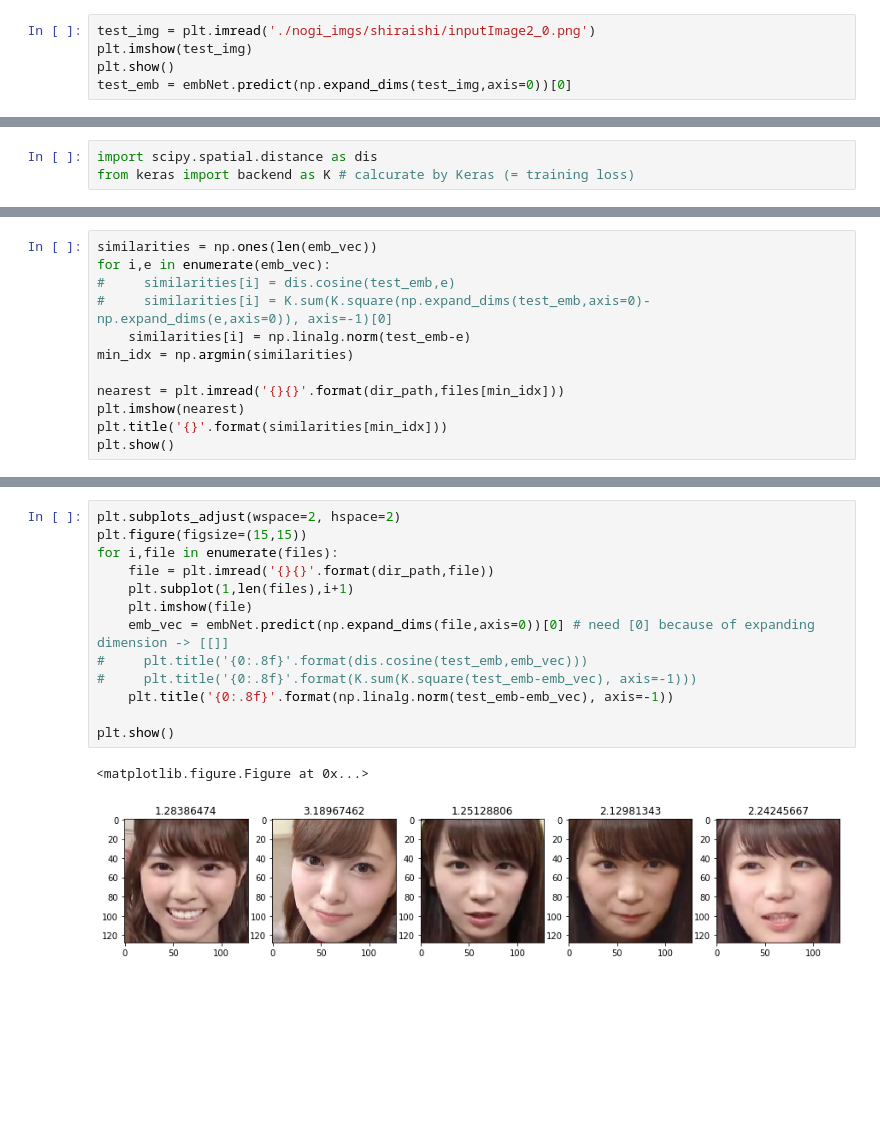
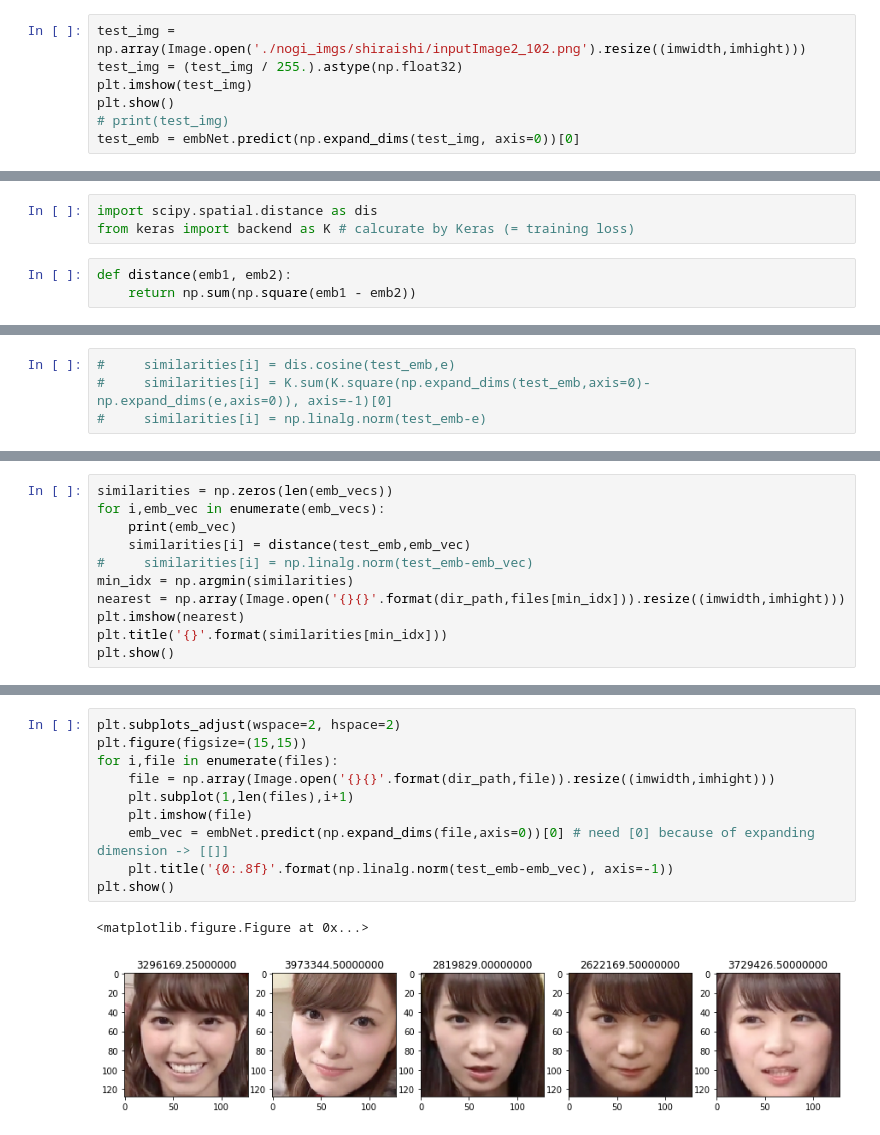
Before and after one commit to zukakosan/tripletNet, a Jupyter notebook: emb4retrieval.ipynb, the cells around one changed output, grey strips where cells are left out. Drawn from its saved outputs; the diff is of its cells as text; blank space fills up the shorter version.

```diff
--- a/emb4retrieval.ipynb
+++ b/emb4retrieval.ipynb
@@ -30,8 +48,10 @@ emb_vec.shape
 # %% [output]
 (5, 1024)
 # %%
-test_img = plt.imread('./nogi_imgs/shiraishi/inputImage2_0.png')
+test_img = np.array(Image.open('./nogi_imgs/shiraishi/inputImage2_102.png').resize((imwidth,imhight)))
+test_img = (test_img / 255.).astype(np.float32)
 plt.imshow(test_img)
 plt.show()
-test_emb = embNet.predict(np.expand_dims(test_img,axis=0))[0]
+# print(test_img)
+test_emb = embNet.predict(np.expand_dims(test_img, axis=0))[0]
 # %% [output]
@@ -45,3 +65,6 @@ test_emb.shape
 # %%
 import scipy.spatial.distance as dis
 from keras import backend as K # calcurate by Keras (= training loss)
+# %%
+def distance(emb1, emb2):
+    return np.sum(np.square(emb1 - emb2))
@@ -48,12 +73,4 @@ from keras import backend as K # calcurate by Keras (= training loss)
 # %%
-similarities = np.ones(len(emb_vec))
-for i,e in enumerate(emb_vec):
 #     similarities[i] = dis.cosine(test_emb,e)
 #     similarities[i] = K.sum(K.square(np.expand_dims(test_emb,axis=0)-np.expand_dims(e,axis=0)), axis=-1)[0]
-    similarities[i] = np.linalg.norm(test_emb-e)
-min_idx = np.argmin(similarities)
-
-nearest = plt.imread('{}{}'.format(dir_path,files[min_idx]))
-plt.imshow(nearest)
-plt.title('{}'.format(similarities[min_idx]))
-plt.show()
+#     similarities[i] = np.linalg.norm(test_emb-e)
@@ -61,0 +77,11 @@ plt.show()
+# %%
+similarities = np.zeros(len(emb_vecs))
+for i,emb_vec in enumerate(emb_vecs):
+    print(emb_vec)
+    similarities[i] = distance(test_emb,emb_vec)
+#     similarities[i] = np.linalg.norm(test_emb-emb_vec)
+min_idx = np.argmin(similarities)
+nearest = np.array(Image.open('{}{}'.format(dir_path,files[min_idx])).resize((imwidth,imhight)))
+plt.imshow(nearest)
+plt.title('{}'.format(similarities[min_idx]))
+plt.show()
@@ -62,16 +95,13 @@ plt.show()
 # %%
 plt.subplots_adjust(wspace=2, hspace=2)
 plt.figure(figsize=(15,15))
 for i,file in enumerate(files):
-    file = plt.imread('{}{}'.format(dir_path,file))
+    file = np.array(Image.open('{}{}'.format(dir_path,file)).resize((imwidth,imhight)))
     plt.subplot(1,len(files),i+1)
     plt.imshow(file)
     emb_vec = embNet.predict(np.expand_dims(file,axis=0))[0] # need [0] because of expanding dimension -> [[]]
-#     plt.title('{0:.8f}'.format(dis.cosine(test_emb,emb_vec)))
-#     plt.title('{0:.8f}'.format(K.sum(K.square(test_emb-emb_vec), axis=-1)))
     plt.title('{0:.8f}'.format(np.linalg.norm(test_emb-emb_vec), axis=-1))
-
 plt.show()
 # %% [output]
 <matplotlib.figure.Figure at 0x...>
-[figure, old version]
+[figure, new version]
```
Also changed, not shown: parts of 11 cells of this notebook, 2 other files.
